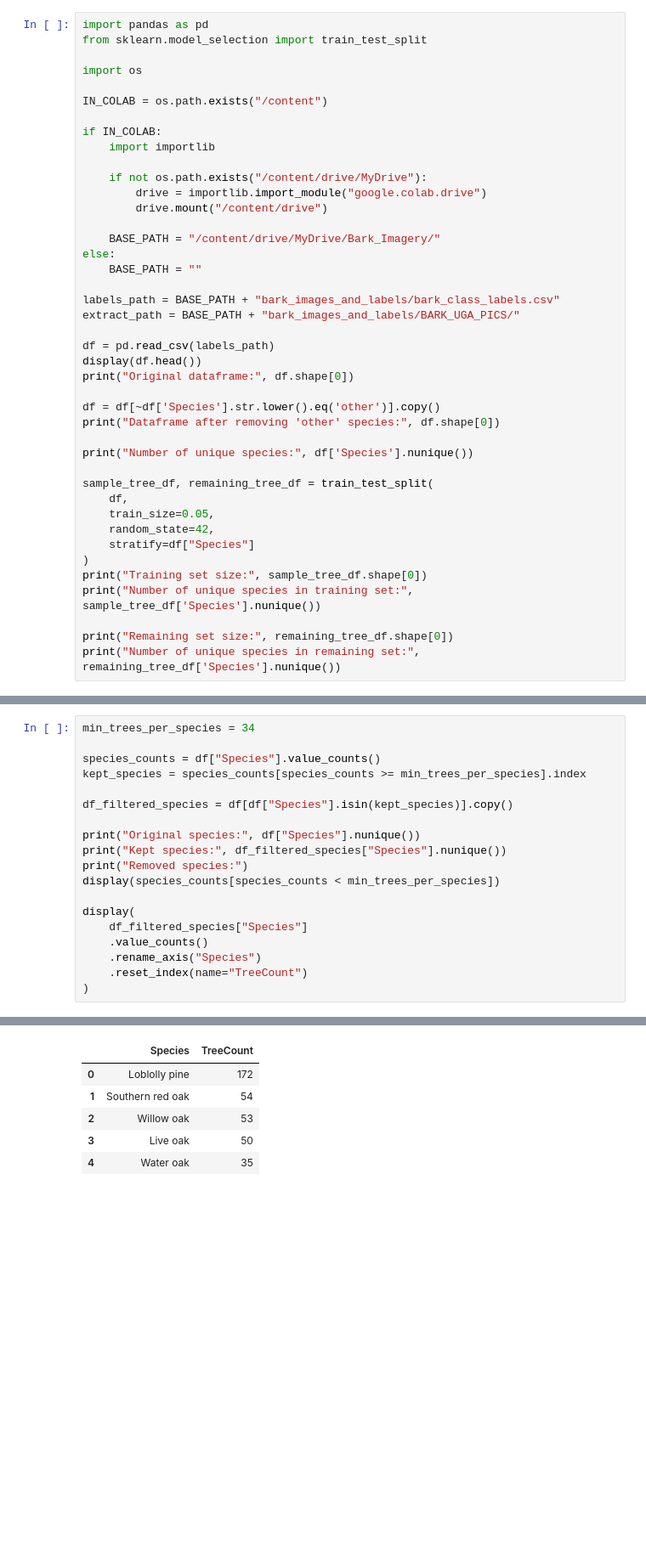
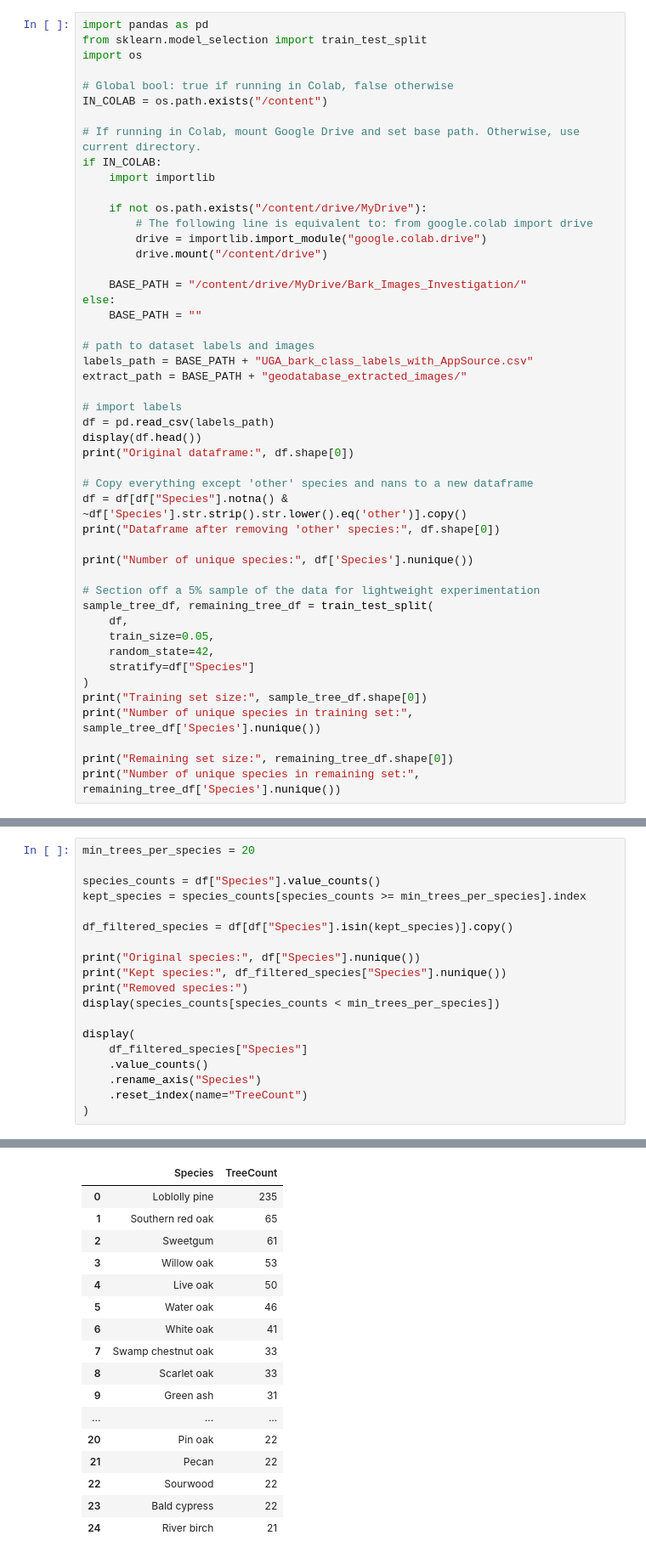
Before and after one commit to JRockMcDoggington/Bark_Imagery, a Jupyter notebook: bark_notebook.ipynb, the cells around one changed output, grey strips where cells are left out. Shown at 85% size. Saved outputs shown, nothing was run; the diff lists cells and outputs as text; blank space fills up the shorter version.

```diff
--- a/bark_notebook.ipynb
+++ b/bark_notebook.ipynb
@@ -79,34 +79,40 @@ Afterward, the Species column is selected as the target label, while the remaini
 # %%
 import pandas as pd
 from sklearn.model_selection import train_test_split
-
 import os
 
+# Global bool: true if running in Colab, false otherwise
 IN_COLAB = os.path.exists("/content")
 
+# If running in Colab, mount Google Drive and set base path. Otherwise, use current directory.
 if IN_COLAB:
     import importlib
 
     if not os.path.exists("/content/drive/MyDrive"):
+        # The following line is equivalent to: from google.colab import drive
         drive = importlib.import_module("google.colab.drive")
         drive.mount("/content/drive")
 
-    BASE_PATH = "/content/drive/MyDrive/Bark_Imagery/"
+    BASE_PATH = "/content/drive/MyDrive/Bark_Images_Investigation/"
 else:
     BASE_PATH = ""
 
-labels_path = BASE_PATH + "bark_images_and_labels/bark_class_labels.csv"
-extract_path = BASE_PATH + "bark_images_and_labels/BARK_UGA_PICS/"
+# path to dataset labels and images
+labels_path = BASE_PATH + "UGA_bark_class_labels_with_AppSource.csv"
+extract_path = BASE_PATH + "geodatabase_extracted_images/"
 
+# import labels
 df = pd.read_csv(labels_path)
 display(df.head())
 print("Original dataframe:", df.shape[0])
 
-df = df[~df['Species'].str.lower().eq('other')].copy()
+# Copy everything except 'other' species and nans to a new dataframe
+df = df[df["Species"].notna() & ~df['Species'].str.strip().str.lower().eq('other')].copy()
 print("Dataframe after removing 'other' species:", df.shape[0])
 
 print("Number of unique species:", df['Species'].nunique())
 
+# Section off a 5% sample of the data for lightweight experimentation
 sample_tree_df, remaining_tree_df = train_test_split(
     df,
     train_size=0.05,
@@ -944,7 +935,7 @@ class TrainTestBarkModel():
 
         return results_df
 # %%
-min_trees_per_species = 34
+min_trees_per_species = 20
 
 species_counts = df["Species"].value_counts()
 kept_species = species_counts[species_counts >= min_trees_per_species].index
@@ -987,10 +978,21 @@ Removed species:
 dtype: int64
 |  | Species | TreeCount |
-| 0 | Loblolly pine | 172 |
-| 1 | Southern red oak | 54 |
-| 2 | Willow oak | 53 |
-| 3 | Live oak | 50 |
-| 4 | Water oak | 35 |
+| 0 | Loblolly pine | 235 |
+| 1 | Southern red oak | 65 |
+| 2 | Sweetgum | 61 |
+| 3 | Willow oak | 53 |
+| 4 | Live oak | 50 |
+| 5 | Water oak | 46 |
+| 6 | White oak | 41 |
+| 7 | Swamp chestnut oak | 33 |
+| 8 | Scarlet oak | 33 |
+| 9 | Green ash | 31 |
+| ... | ... | ... |
+| 20 | Pin oak | 22 |
+| 21 | Pecan | 22 |
+| 22 | Sourwood | 22 |
+| 23 | Bald cypress | 22 |
+| 24 | River birch | 21 |
 # %%
 from torchvision.models import (
     # ResNet models
```
Also changed, not shown: parts of 5 cells of this notebook, 2 other files.
